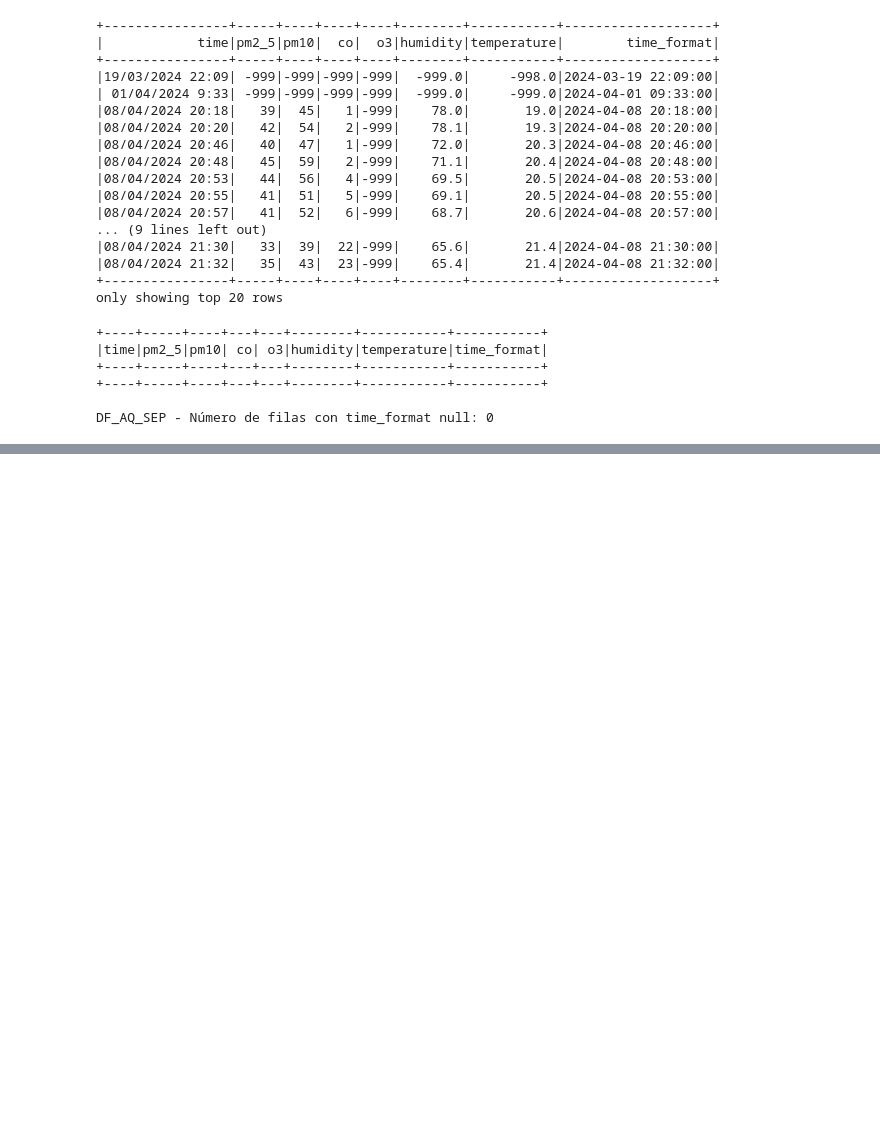
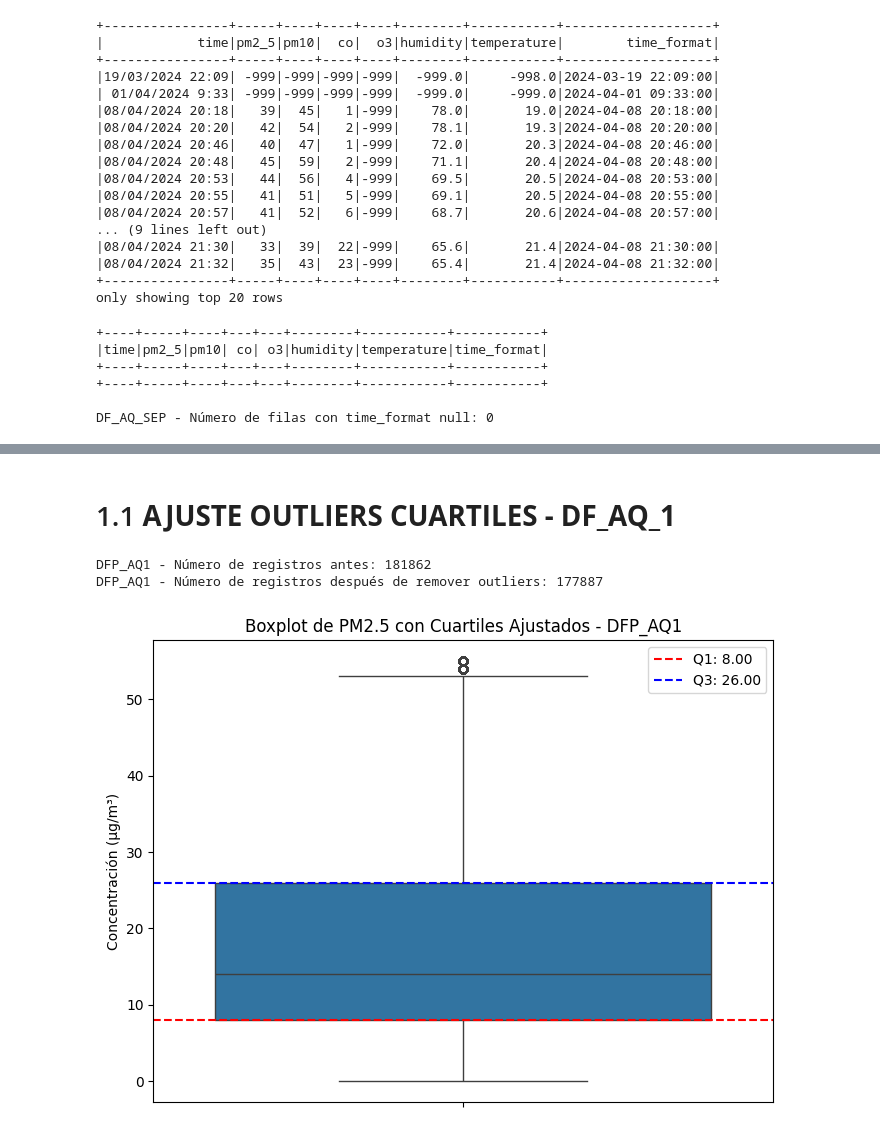
Before and after one commit to senboada/air_quality, a Jupyter notebook: 1_BRONCE_AQ.ipynb, the cells around one changed output, grey strips where cells are left out. Cells and saved outputs as stored; diff of their text form; code cells hidden in the pictures; blank space fills up the shorter version.

```diff
--- a/1_BRONCE_AQ.ipynb
+++ b/1_BRONCE_AQ.ipynb
@@ -594,0 +868,34 @@ DF_AQ_SEP = DF_AQ_SEP.withColumn("temperature",
+# %% [markdown]
+# 1.1 **AJUSTE OUTLIERS CUARTILES - DF_AQ_1**
+# %%
+# Primero, eliminamos los outliers usando el método de cuartiles
+Q1 = DFP_AQ1['pm2_5'].quantile(0.25)
+Q3 = DFP_AQ1['pm2_5'].quantile(0.75)
+IQR = Q3 - Q1
+
+lower_bound = Q1 - 1.5 * IQR
+upper_bound = Q3 + 1.5 * IQR
+
+# Filtrar el DataFrame para remover los outliers
+DFP_AQ1_CPM2_5 = DFP_AQ1[(DFP_AQ1['pm2_5'] >= lower_bound) & (DFP_AQ1['pm2_5'] <= upper_bound)]
+
+# Calcular los cuartiles en el DataFrame filtrado
+Q1_filtered = DFP_AQ1_CPM2_5['pm2_5'].quantile(0.25)
+Q3_filtered = DFP_AQ1_CPM2_5['pm2_5'].quantile(0.75)
+
+print("DFP_AQ1 - Número de registros antes:", DFP_AQ1.shape[0])
+print("DFP_AQ1 - Número de registros después de remover outliers:", DFP_AQ1_CPM2_5.shape[0])
+
+# Graficar el boxplot para el DataFrame filtrado
+plt.figure(figsize=(8, 6))
+sns.boxplot(y=DFP_AQ1_CPM2_5['pm2_5'])
+plt.axhline(Q1_filtered, color='red', linestyle='--', label=f'Q1: {Q1_filtered:.2f}')
+plt.axhline(Q3_filtered, color='blue', linestyle='--', label=f'Q3: {Q3_filtered:.2f}')
+plt.title('Boxplot de PM2.5 con Cuartiles Ajustados - DFP_AQ1')
+plt.ylabel('Concentración (µg/m³)')
+plt.legend()
+plt.show()
+# %% [output]
+DFP_AQ1 - Número de registros antes: 181862
+DFP_AQ1 - Número de registros después de remover outliers: 177887
+[figure, added]
```
Also changed, not shown: parts of 28 cells of this notebook, 1 other file.
